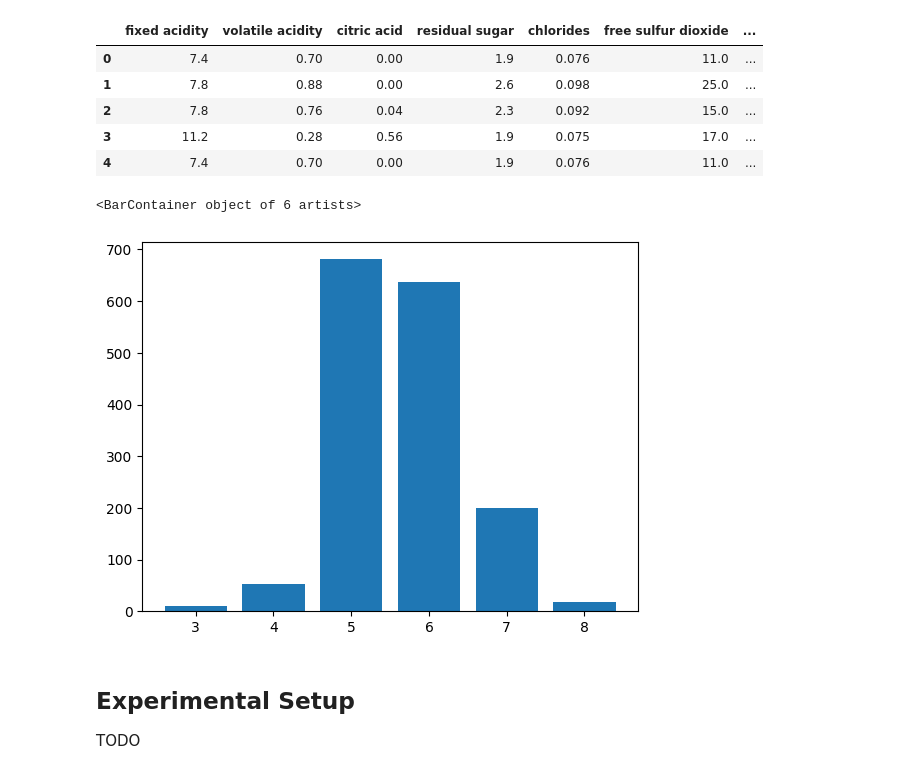
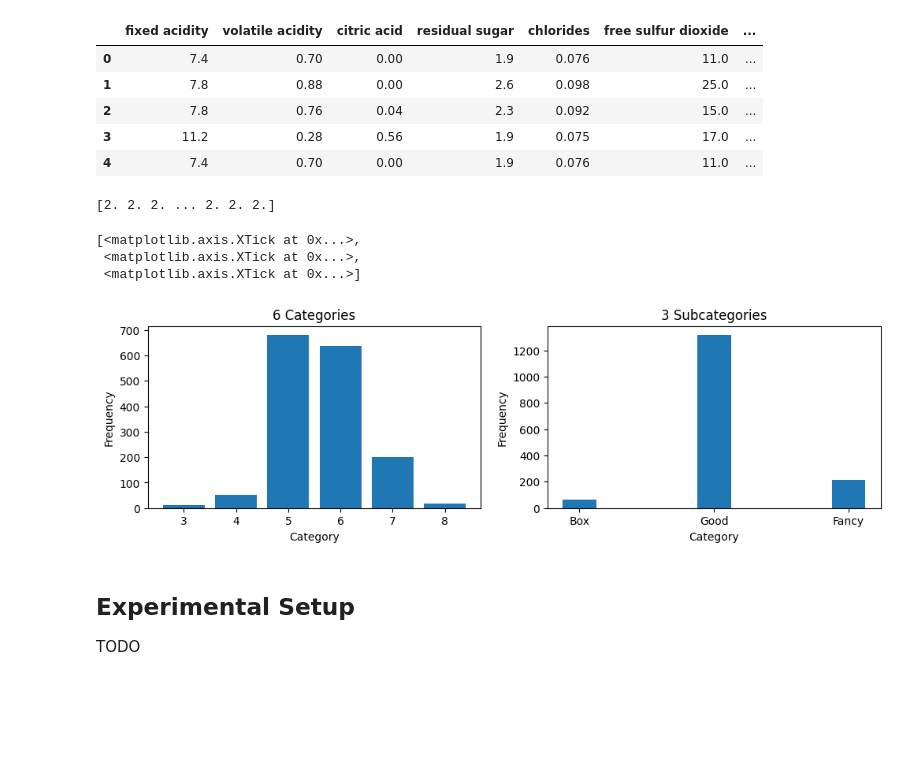
Before and after one commit to Emmafranz/PAML_1, a Jupyter notebook: Assignment1.ipynb, the cells around one changed output. Saved outputs shown, nothing was run; the diff lists cells and outputs as text; code cells hidden in the pictures; blank space fills up the shorter version.

```diff
--- a/Assignment1.ipynb
+++ b/Assignment1.ipynb
@@ -48,11 +45,33 @@ df.head()
 | 3 | 11.2 | 0.28 | 0.56 | 1.9 | 0.075 | 17.0 | ... |
 | 4 | 7.4 | 0.70 | 0.00 | 1.9 | 0.076 | 11.0 | ... |
 # %%
+
+# Create subcategories for y data and count frequency
+y_threecat = (y - 1) // 2 # if 3-4 then 1-Box, if 5-6 then 2-Good, if 7-8 then 3-Fancy
+names_threecat = ["Box", "Good", "Fancy"]
+print(y_threecat)
 d = collections.Counter(y)
+d_threecat = collections.Counter(y_threecat)
+
+# Plot
+fig = plt.figure(figsize=(12,3))
+plt.subplot(121)
 plt.bar(d.keys(), d.values())
+plt.title("6 Categories")
+plt.xlabel("Category")
+plt.ylabel("Frequency")
+ax = plt.subplot(122)
+plt.bar(d_threecat.keys(), d_threecat.values(), width=.25)
+plt.title("3 Subcategories")
+plt.xlabel("Category")
+plt.ylabel("Frequency")
+ax.set_xticks([1,2,3], names_threecat)
 # %% [output]
-<BarContainer object of 6 artists>
+[2. 2. 2. ... 2. 2. 2.]
+[<matplotlib.axis.XTick at 0x...>,
+ <matplotlib.axis.XTick at 0x...>,
+ <matplotlib.axis.XTick at 0x...>]
-[figure, old version]
+[figure, new version]
 # %% [markdown]
 ## Experimental Setup
 
```
Also changed, not shown: parts of 8 cells of this notebook.
